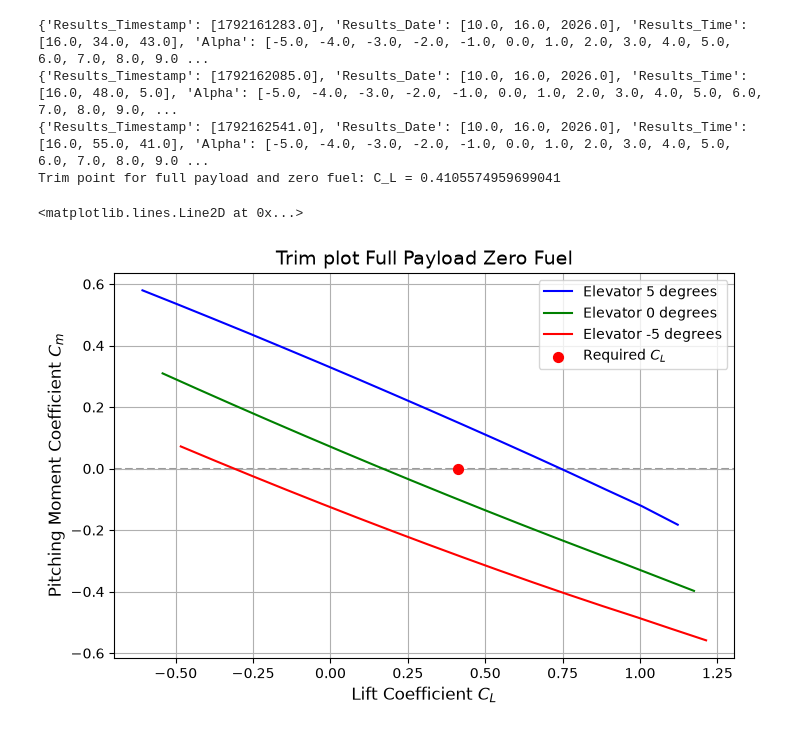
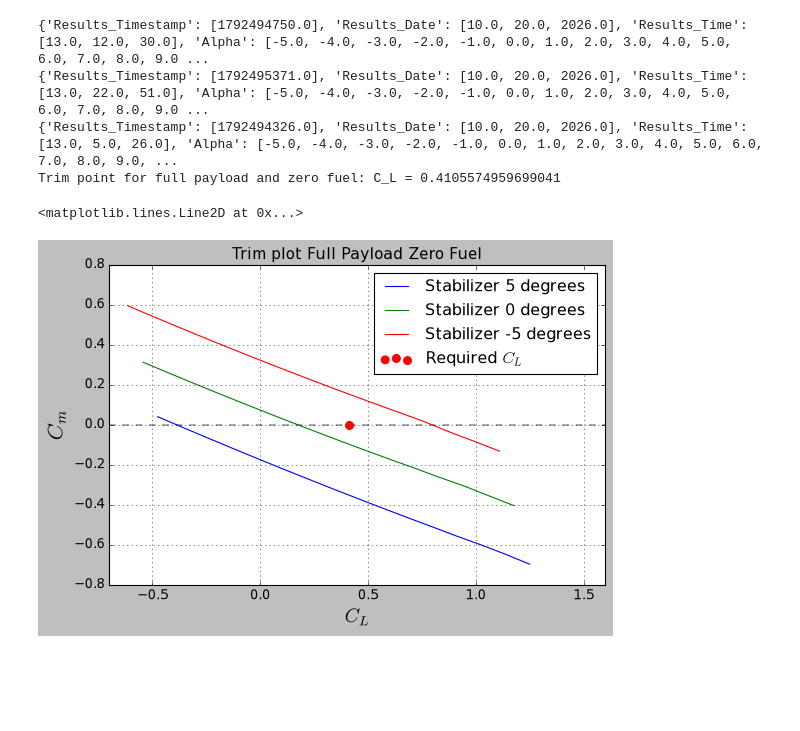
Before and after one commit to astromzZ/MMS236-Aircraft-design-project, a Jupyter notebook: aerodynamics.ipynb, the cells around one changed output. Drawn from its saved outputs; the diff is of its cells as text; code cells hidden in the pictures; blank space fills up the shorter version.

```diff
--- a/aerodynamics.ipynb
+++ b/aerodynamics.ipynb
@@ -300,7 +367,7 @@ Trim point for full fuel and full payload: C_L = 0.4881242400175541
 data0 = {}
 read_polar = False
 
-with open('Data/Aero_Angle_0_Zero_payload_Full_fuel.csv', 'r', encoding="utf-8-sig") as file:
+with open('Data/Correct_TE_CSV_files/Zero_Payload_Full_fuel_0.csv', 'r', encoding="utf-8-sig") as file:
     reader = csv.reader(file)
 
 
@@ -329,7 +396,7 @@ print(data0)
 data5 = {}
 read_polar = False
 
-with open('Data/Aero_Angle_5_Zero_payload_Full_fuel.csv', 'r', encoding="utf-8-sig") as file:
+with open('Data/Correct_TE_CSV_files/Zero_Payload_Full_fuel_5.csv', 'r', encoding="utf-8-sig") as file:
     reader = csv.reader(file)
 
 
@@ -357,7 +424,8 @@ datamin5 = {}
 read_polar = False
 
 
-with open('Data/Aero_Angle_-5_Zero_payload_Full_fuel.csv', 'r', encoding="utf-8-sig") as file:
+
+with open('Data/Correct_TE_CSV_files/Zero_Payload_Full_fuel_-5.csv', 'r', encoding="utf-8-sig") as file:
     reader = csv.reader(file)
 
 
@@ -388,14 +456,15 @@ C_L_zeropayloadfullfuel = m_zeropayloadfullfuel * 9.82 / (0.5 * rho_cruise * V_c
 print("Trim point for zero payload and full fuel: C_L =", C_L_zeropayloadfullfuel)
 
 fig, ax = plt.subplots(figsize=(8, 5))
-ax.set_ylim([-0.3, 0.45])
+ax.set_ylim([-0.4, 0.65])
+ax.set_xlim([-0.7, 1.6])
 ax.set_title('Trim plot Zero Payload Full Fuel', fontsize=14)
-ax.plot(data5['CLtot'], data5['CMytot'], color='blue', markersize=5, linestyle='-', label = 'Elevator 5 degrees')
-ax.plot(data0['CLtot'], data0['CMytot'], color='green', markersize=5, linestyle='-', label = 'Elevator 0 degrees')
-ax.plot(datamin5['CLtot'], datamin5['CMytot'], color='red', markersize=5, linestyle='-', label = 'Elevator -5 degrees')
+ax.plot(data5['CLtot'], data5['CMytot'], color='blue', markersize=5, linestyle='-', label = 'Stabilizer 5 degrees')
+ax.plot(data0['CLtot'], data0['CMytot'], color='green', markersize=5, linestyle='-', label = 'Stabilizer 0 degrees')
+ax.plot(datamin5['CLtot'], datamin5['CMytot'], color='red', markersize=5, linestyle='-', label = 'Stabilizer -5 degrees')
 ax.scatter(C_L_zeropayloadfullfuel, 0, color='red', marker='o', s=50, label = 'Required $C_L$', zorder=5)
-ax.set_xlabel('Lift Coefficient $C_L$', fontsize=12)
-ax.set_ylabel('Pitching Moment Coefficient $C_m$', fontsize=12)
+ax.set_xlabel('$C_L$', fontsize=18)
+ax.set_ylabel('$C_m$', fontsize=20)
 ax.legend()
 ax.grid()
 #Make grid line at C_m = 0 thicker
@@ -415,7 +484,7 @@ Trim point for zero payload and full fuel: C_L = 0.3996696795576302
 data0 = {}
 read_polar = False
 
-with open('Data/Aero_Angle_0_Full_payload_Zero_fuel.csv', 'r', encoding="utf-8-sig") as file:
+with open('Data/Correct_TE_CSV_files/Full_Payload_Zero_Fuel_0.csv', 'r', encoding="utf-8-sig") as file:
     reader = csv.reader(file)
 
 
@@ -444,7 +513,7 @@ print(data0)
 data5 = {}
 read_polar = False
 
-with open('Data/Aero_Angle_5_Full_payload_Zero_fuel.csv', 'r', encoding="utf-8-sig") as file:
+with open('Data/Correct_TE_CSV_files/Full_Payload_Zero_Fuel_5.csv', 'r', encoding="utf-8-sig") as file:
     reader = csv.reader(file)
 
 
@@ -473,7 +542,8 @@ read_polar = False
 
 
 
-with open('Data/Aero_Angle_-5_Full_payload_Zero_fuel.csv', 'r', encoding="utf-8-sig") as file:
+
+with open('Data/Correct_TE_CSV_files/Full_Payload_Zero_Fuel_-5.csv', 'r', encoding="utf-8-sig") as file:
     reader = csv.reader(file)
 
 
@@ -486,39 +556,41 @@ with open('Data/Aero_Angle_-5_Full_payload_Zero_fuel.csv', 'r', encoding="utf-8-
 
         if read_polar and row[0] == 'Results_Name':
             break
 
         if read_polar and not row[0].startswith('Results_Name'):
             datamin5[row[0]] = [
                             float(value) if value.strip() else np.nan
                             for value in row[1:]
                             ]
 
 
 print(datamin5)
 
 # TRIM PLOT ZERO PAYLOAD FULL FUEL------------------------------------------------------------------------------------------------------------------------------------------------------------------------
 
 m_fullpayloadzerofuel = 255511.87
 S_ref = 506.95
 C_L_fullpayloadzerofuel = m_fullpayloadzerofuel * 9.82 / (0.5 * rho_cruise * V_cruise**2 * S_ref)
 print("Trim point for full payload and zero fuel: C_L =", C_L_fullpayloadzerofuel)
 
 fig, ax = plt.subplots(figsize=(8, 5))
 ax.set_title('Trim plot Full Payload Zero Fuel', fontsize=14)
-ax.plot(data5['CLtot'], data5['CMytot'], color='blue', markersize=5, linestyle='-', label = 'Elevator 5 degrees')
-ax.plot(data0['CLtot'], data0['CMytot'], color='green', markersize=5, linestyle='-', label = 'Elevator 0 degrees')
-ax.plot(datamin5['CLtot'], datamin5['CMytot'], color='red', markersize=5, linestyle='-', label = 'Elevator -5 degrees')
+ax.set_ylim([-0.8, 0.8])
+ax.set_xlim([-0.7, 1.6])
+ax.plot(data5['CLtot'], data5['CMytot'], color='blue', markersize=5, linestyle='-', label = 'Stabilizer 5 degrees')
+ax.plot(data0['CLtot'], data0['CMytot'], color='green', markersize=5, linestyle='-', label = 'Stabilizer 0 degrees')
+ax.plot(datamin5['CLtot'], datamin5['CMytot'], color='red', markersize=5, linestyle='-', label = 'Stabilizer -5 degrees')
 ax.scatter(C_L_fullpayloadzerofuel, 0, color='red', marker='o', s=50, label = 'Required $C_L$', zorder=5)
-ax.set_xlabel('Lift Coefficient $C_L$', fontsize=12)
-ax.set_ylabel('Pitching Moment Coefficient $C_m$', fontsize=12)
+ax.set_xlabel('$C_L$', fontsize=18)
+ax.set_ylabel('$C_m$', fontsize=20)
 ax.legend()
 ax.grid()
 #Make grid line at C_m = 0 thicker
 ax.axhline(y=0, color='black', linestyle='--', linewidth=1.5, zorder=0, alpha=0.4)
 # %% [output]
-{'Results_Timestamp': [1792161283.0], 'Results_Date': [10.0, 16.0, 2026.0], 'Results_Time': [16.0, 34.0, 43.0], 'Alpha': [-5.0, -4.0, -3.0, -2.0, -1.0, 0.0, 1.0, 2.0, 3.0, 4.0, 5.0, 6.0, 7.0, 8.0, 9.0 ...
-{'Results_Timestamp': [1792162085.0], 'Results_Date': [10.0, 16.0, 2026.0], 'Results_Time': [16.0, 48.0, 5.0], 'Alpha': [-5.0, -4.0, -3.0, -2.0, -1.0, 0.0, 1.0, 2.0, 3.0, 4.0, 5.0, 6.0, 7.0, 8.0, 9.0, ...
-{'Results_Timestamp': [1792162541.0], 'Results_Date': [10.0, 16.0, 2026.0], 'Results_Time': [16.0, 55.0, 41.0], 'Alpha': [-5.0, -4.0, -3.0, -2.0, -1.0, 0.0, 1.0, 2.0, 3.0, 4.0, 5.0, 6.0, 7.0, 8.0, 9.0 ...
+{'Results_Timestamp': [1792494750.0], 'Results_Date': [10.0, 20.0, 2026.0], 'Results_Time': [13.0, 12.0, 30.0], 'Alpha': [-5.0, -4.0, -3.0, -2.0, -1.0, 0.0, 1.0, 2.0, 3.0, 4.0, 5.0, 6.0, 7.0, 8.0, 9.0 ...
+{'Results_Timestamp': [1792495371.0], 'Results_Date': [10.0, 20.0, 2026.0], 'Results_Time': [13.0, 22.0, 51.0], 'Alpha': [-5.0, -4.0, -3.0, -2.0, -1.0, 0.0, 1.0, 2.0, 3.0, 4.0, 5.0, 6.0, 7.0, 8.0, 9.0 ...
+{'Results_Timestamp': [1792494326.0], 'Results_Date': [10.0, 20.0, 2026.0], 'Results_Time': [13.0, 5.0, 26.0], 'Alpha': [-5.0, -4.0, -3.0, -2.0, -1.0, 0.0, 1.0, 2.0, 3.0, 4.0, 5.0, 6.0, 7.0, 8.0, 9.0, ...
 Trim point for full payload and zero fuel: C_L = 0.4105574959699041
 <matplotlib.lines.Line2D at 0x...>
-[figure, old version]
+[figure, new version]
```
Also changed, not shown: parts of 11 cells of this notebook, 29 other files.
